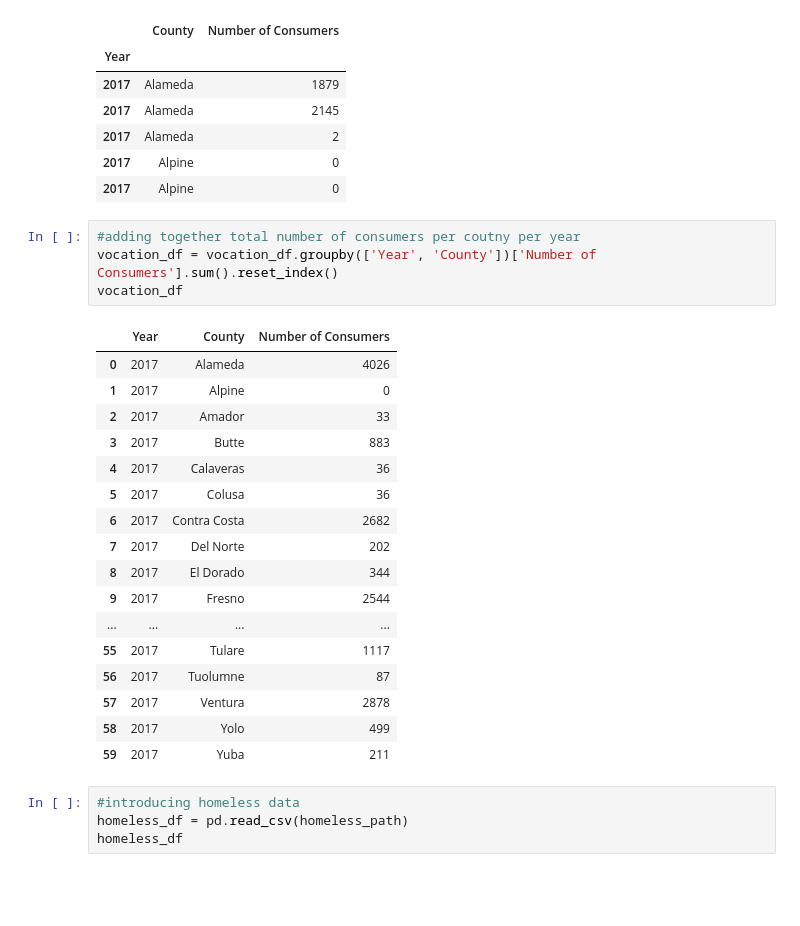
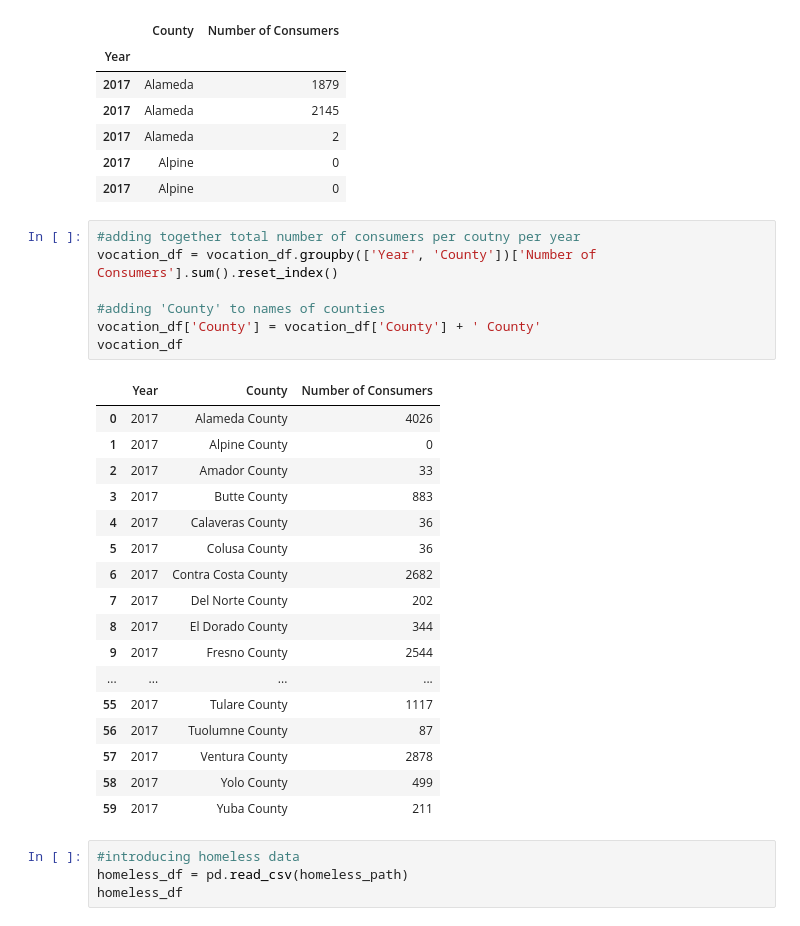
Before and after one commit to evacs/Project-1, a Jupyter notebook: voc_rehab.ipynb, the cells around one changed output. Saved outputs shown, nothing was run; the diff lists cells and outputs as text; blank space fills up the shorter version.

```diff
--- a/voc_rehab.ipynb
+++ b/voc_rehab.ipynb
@@ -71,25 +72,28 @@ vocation_df.head()
 # %%
 #adding together total number of consumers per coutny per year
 vocation_df = vocation_df.groupby(['Year', 'County'])['Number of Consumers'].sum().reset_index()
+
+#adding 'County' to names of counties
+vocation_df['County'] = vocation_df['County'] + ' County'
 vocation_df
 # %% [output]
 |  | Year | County | Number of Consumers |
-| 0 | 2017 | Alameda | 4026 |
-| 1 | 2017 | Alpine | 0 |
-| 2 | 2017 | Amador | 33 |
-| 3 | 2017 | Butte | 883 |
-| 4 | 2017 | Calaveras | 36 |
-| 5 | 2017 | Colusa | 36 |
-| 6 | 2017 | Contra Costa | 2682 |
-| 7 | 2017 | Del Norte | 202 |
-| 8 | 2017 | El Dorado | 344 |
-| 9 | 2017 | Fresno | 2544 |
+| 0 | 2017 | Alameda County | 4026 |
+| 1 | 2017 | Alpine County | 0 |
+| 2 | 2017 | Amador County | 33 |
+| 3 | 2017 | Butte County | 883 |
+| 4 | 2017 | Calaveras County | 36 |
+| 5 | 2017 | Colusa County | 36 |
+| 6 | 2017 | Contra Costa County | 2682 |
+| 7 | 2017 | Del Norte County | 202 |
+| 8 | 2017 | El Dorado County | 344 |
+| 9 | 2017 | Fresno County | 2544 |
 | ... | ... | ... | ... |
-| 55 | 2017 | Tulare | 1117 |
-| 56 | 2017 | Tuolumne | 87 |
-| 57 | 2017 | Ventura | 2878 |
-| 58 | 2017 | Yolo | 499 |
-| 59 | 2017 | Yuba | 211 |
+| 55 | 2017 | Tulare County | 1117 |
+| 56 | 2017 | Tuolumne County | 87 |
+| 57 | 2017 | Ventura County | 2878 |
+| 58 | 2017 | Yolo County | 499 |
+| 59 | 2017 | Yuba County | 211 |
 # %%
 #introducing homeless data
 homeless_df = pd.read_csv(homeless_path)
```
Also changed, not shown: parts of 15 cells of this notebook.
